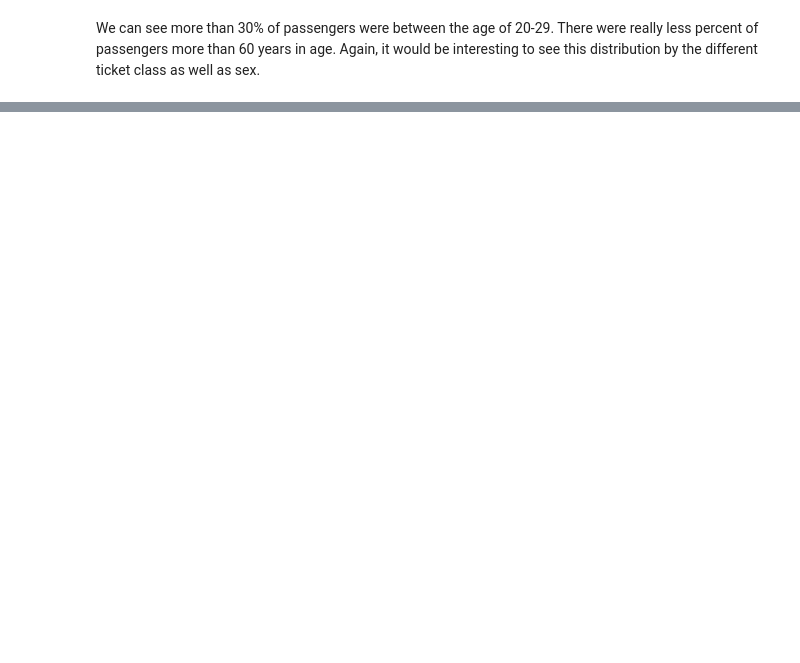
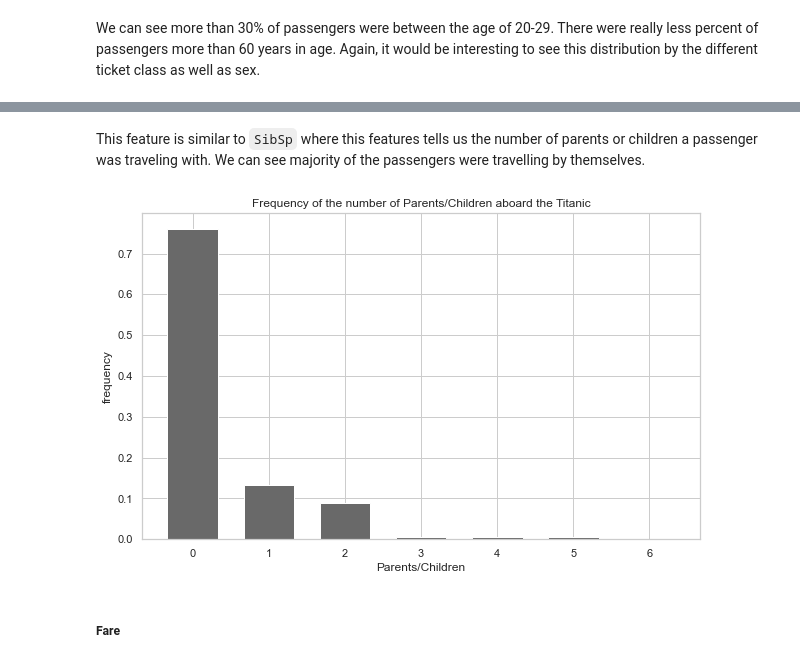
Before and after one commit to jay619/Kaggle-Competitions, a Jupyter notebook: 1-Titanic/src/titanic.ipynb, the cells around one changed output, grey strips where cells are left out. Cells and saved outputs as stored; diff of their text form; code cells hidden in the pictures; blank space fills up the shorter version.

```diff
--- a/1-Titanic/src/titanic.ipynb
+++ b/1-Titanic/src/titanic.ipynb
@@ -277,0 +322,21 @@ We can see more than 30% of passengers were between the age of 20-29. There were
+# %% [markdown]
+This feature is similar to `SibSp` where this features tells us the number of parents or children a passenger was traveling with. We can see majority of the passengers were travelling by themselves.
+# %%
+counts = train['Parch'].value_counts(normalize=True).sort_index()
+
+figure = plt.figure(figsize=(10,6))
+
+axes = figure.add_subplot(1,1,1)
+
+axes.bar(range(len(counts)), counts, width, color="dimgray", align="center")
+axes.set_xticks(range(len(counts)))
+axes.set_xticklabels(counts.axes[0])
+axes.set_title('Frequency of the number of Parents/Children aboard the Titanic')
+axes.set_xlabel('Parents/Children')
+axes.set_ylabel('frequency')
+plt.show()
+plt.close()
+# %% [output]
+[figure, added]
+# %% [markdown]
+##### Fare
```
Also changed, not shown: parts of 20 cells of this notebook.
